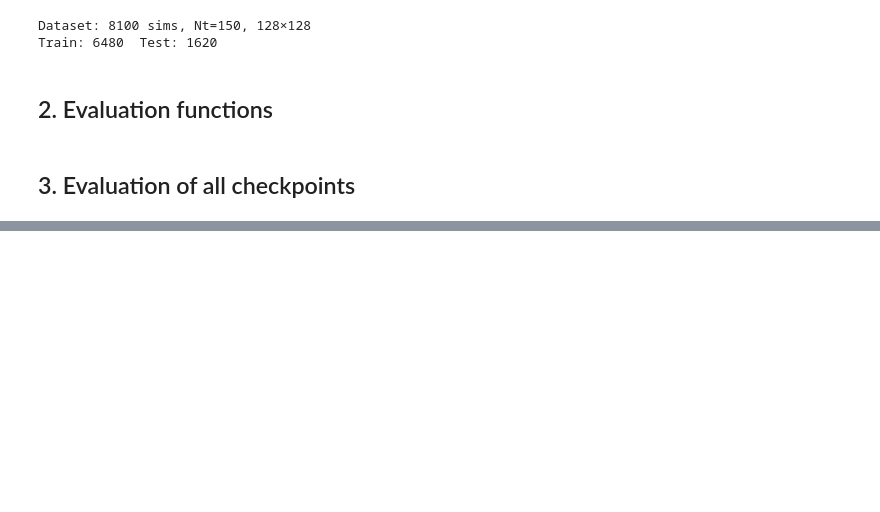
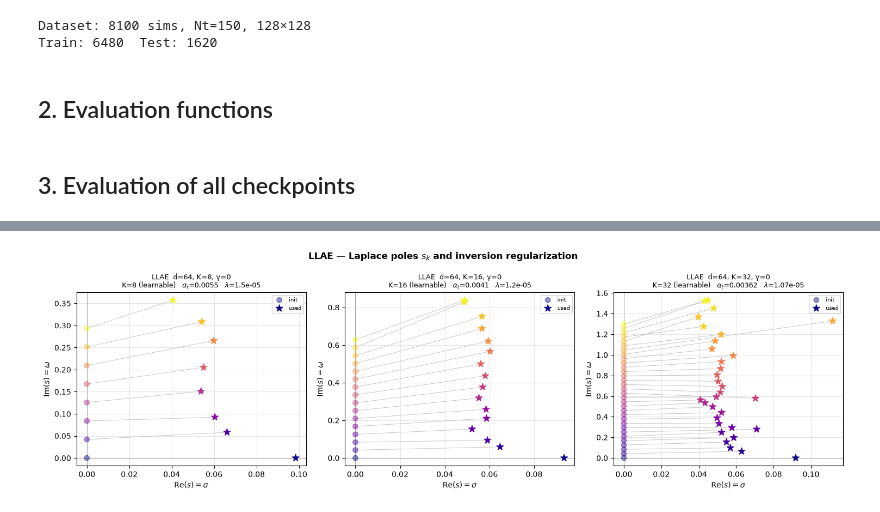
Before and after one commit to keyvanatt/laplace-autoencoders, a Jupyter notebook: notebooks/eval_checkpoints.ipynb, the cells around one changed output, grey strips where cells are left out. Cells and saved outputs as stored; diff of their text form; code cells hidden in the pictures; blank space fills up the shorter version.

```diff
--- a/notebooks/eval_checkpoints.ipynb
+++ b/notebooks/eval_checkpoints.ipynb
@@ -259,0 +270,87 @@ def _plot_family(ax, rows, var_name, xlabel, title):
+# %%
+# ── Laplace poles s_k + regularization used by the AE checkpoints ────────
+pole_info = {}   # name → dict
+
+for ckpt_path in ckpt_paths:
+    name  = os.path.splitext(os.path.basename(ckpt_path))[0]
+    raw   = torch.load(ckpt_path, map_location='cpu', weights_only=False)
+    cfg_m = raw['hyper_parameters']['cfg'].model
+
+    if cfg_m.name == 'llae':
+        sd        = raw['state_dict']
+        learnable = bool(getattr(cfg_m, 'learnable_laplace', False))
+        s_cur  = (sd['model.laplace.s_re'] + 1j * sd['model.laplace.s_im']).numpy()
+        s_init = (sd['model.laplace._s_init_re'] + 1j * sd['model.laplace._s_init_im']).numpy()
+        if learnable:
+            alpha_t = float(sd['model.laplace.log_alpha_t'].exp())
+            lam     = float(sd['model.laplace.log_lam'].exp())
+        else:
+            alpha_t = float(sd['model.laplace._alpha_t_fixed'])
+            lam     = float(sd['model.laplace._lam_fixed'])
+    else:  # slae
+        learnable = False
+        K      = int(cfg_m.K)
+        dt     = float(raw.get('dt', DT))
+        s_cur  = raw['s_list'].astype(np.complex128)
+        s_init = cfg_m.gamma_init + 1j * 2 * np.pi * np.fft.rfftfreq(Nt_full, d=dt)[:K]
+        alpha_t = float(getattr(cfg_m, 'alpha_t', 0.0))
+        lam     = float(getattr(cfg_m, 'lam',     1e-6))
+        if getattr(cfg_m, 'optimal_laplace', False):
+            opt_path = getattr(cfg_m, 'optimal_laplace_path', None)
+            if opt_path and os.path.exists(opt_path):
+                opt = torch.load(opt_path, map_location='cpu', weights_only=False)
+                alpha_t, lam = float(opt['alpha_t']), float(opt['lam'])
+            else:
+                alpha_t = lam = None   # optimisation file missing locally
+
+    pole_info[name] = dict(ae=str(cfg_m.name), s_cur=np.asarray(s_cur),
+                           s_init=np.asarray(s_init), alpha_t=alpha_t, lam=lam,
+                           learnable=learnable)
+    del raw
+gc.collect()
+
+for family in ('llae', 'slae'):
+    fam_names = sorted(
+        [n for n in pole_info if pole_info[n]['ae'] == family],
+        key=lambda n: (len(pole_info[n]['s_cur']), n),
+    )
+    if not fam_names:
+        print(f'No {family} checkpoint found.')
+        continue
+
+    ncols = min(4, len(fam_names))
+    nrows = int(np.ceil(len(fam_names) / ncols))
+    fig, axes = plt.subplots(nrows, ncols, figsize=(5.0 * ncols, 4.6 * nrows), squeeze=False)
+    for ax in axes.flat[len(fam_names):]:
+        ax.axis('off')
+
+    for ax, n in zip(axes.flat, fam_names):
+        info = pole_info[n]
+        s_cur, s_ini = info['s_cur'], info['s_init']
+        K = len(s_cur)
+        c = np.arange(K)
+        for a, b in zip(s_ini, s_cur):
+            ax.plot([a.real, b.real], [a.imag, b.imag], color='gray', lw=0.6, alpha=0.5, zorder=1)
+        ax.scatter(s_ini.real, s_ini.imag, c=c, cmap='plasma', s=45, marker='o',
+                   alpha=0.45, zorder=3, label='init')
+        ax.scatter(s_cur.real, s_cur.imag, c=c, cmap='plasma', s=90, marker='*',
+                   zorder=4, label='used')
+        ax.axvline(0, color='gray', lw=0.5)
+        ax.axhline(0, color='gray', lw=0.5)
+        ax.set_xlabel(r'Re$(s) = \sigma$')
+        ax.set_ylabel(r'Im$(s) = \omega$')
+        tag = 'learnable' if info['learnable'] else 'frozen'
+        if info['alpha_t'] is None:
+            reg = r'$\alpha_t$, $\lambda$: n/a (opti file missing)'
+        else:
+            reg = rf'$\alpha_t$={info["alpha_t"]:.3g}   $\lambda$={info["lam"]:.3g}'
+        ax.set_title(_pretty_name(n) + '\n' + rf'K={K} ({tag})   ' + reg, fontsize=9)
+        ax.grid(alpha=0.3)
+        ax.legend(fontsize=7)
+
+    fig.suptitle(f'{family.upper()} — Laplace poles $s_k$ and inversion regularization',
+                 fontweight='bold')
+    fig.tight_layout()
+    plt.show()
+# %% [output]
+[figure, added]
```
Also changed, not shown: parts of 12 cells of this notebook, 1 other file.
